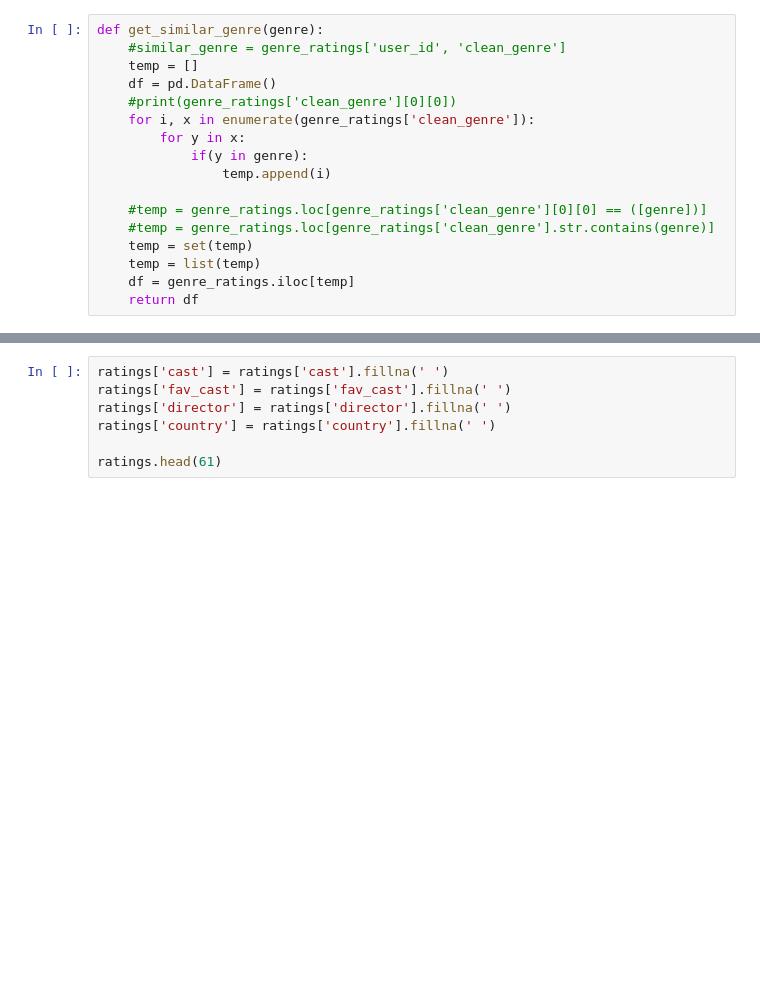
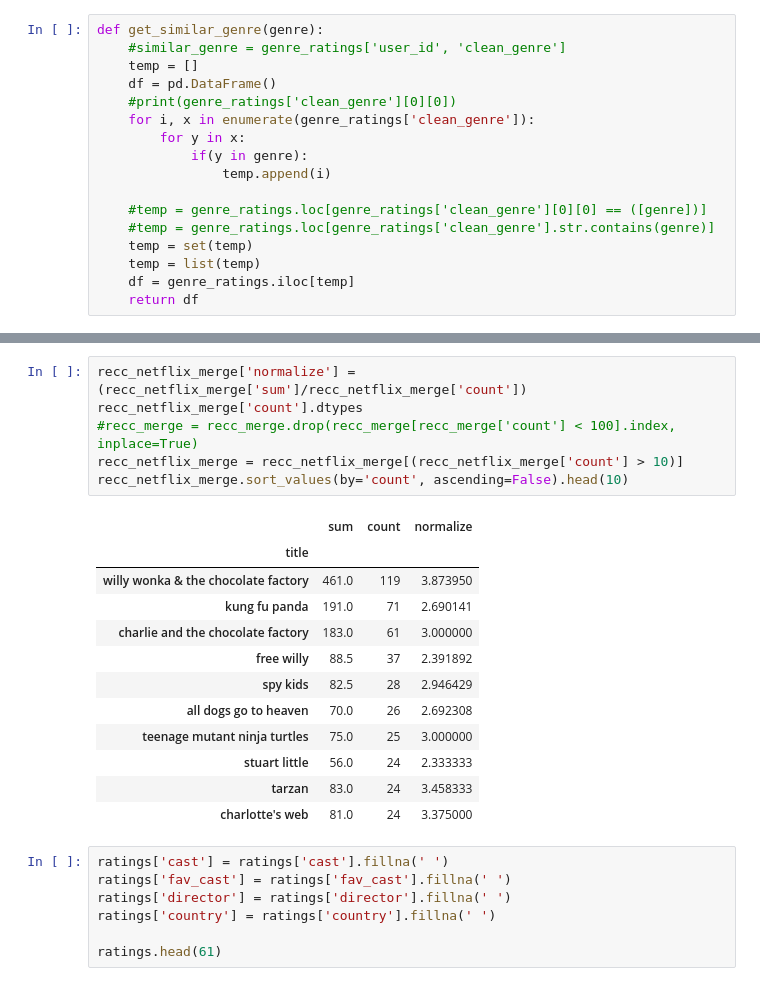
Before and after one commit to erictan23/RecommenderSystem, a Jupyter notebook: Collaborative Filtering.ipynb, the cells around one changed output, grey strips where cells are left out. Cells and saved outputs as stored; diff of their text form; blank space fills up the shorter version.

```diff
--- a/Collaborative Filtering.ipynb
+++ b/Collaborative Filtering.ipynb
@@ -203,3 +194,22 @@ recc_merge.sort_values(by='count', ascending=False).head(10)
+# %%
+recc_netflix_merge['normalize'] = (recc_netflix_merge['sum']/recc_netflix_merge['count'])
+recc_netflix_merge['count'].dtypes
+#recc_merge = recc_merge.drop(recc_merge[recc_merge['count'] < 100].index, inplace=True)
+recc_netflix_merge = recc_netflix_merge[(recc_netflix_merge['count'] > 10)]
+recc_netflix_merge.sort_values(by='count', ascending=False).head(10)
+# %% [output]
+|  | sum | count | normalize |
+| title |  |  |  |
+| willy wonka & the chocolate factory | 461.0 | 119 | 3.873950 |
+| kung fu panda | 191.0 | 71 | 2.690141 |
+| charlie and the chocolate factory | 183.0 | 61 | 3.000000 |
+| free willy | 88.5 | 37 | 2.391892 |
+| spy kids | 82.5 | 28 | 2.946429 |
+| all dogs go to heaven | 70.0 | 26 | 2.692308 |
+| teenage mutant ninja turtles | 75.0 | 25 | 3.000000 |
+| stuart little | 56.0 | 24 | 2.333333 |
+| tarzan | 83.0 | 24 | 3.458333 |
+| charlotte's web | 81.0 | 24 | 3.375000 |
 # %%
 ratings['cast'] = ratings['cast'].fillna(' ')
 ratings['fav_cast'] = ratings['fav_cast'].fillna(' ')
```
Also changed, not shown: parts of 31 cells of this notebook.
